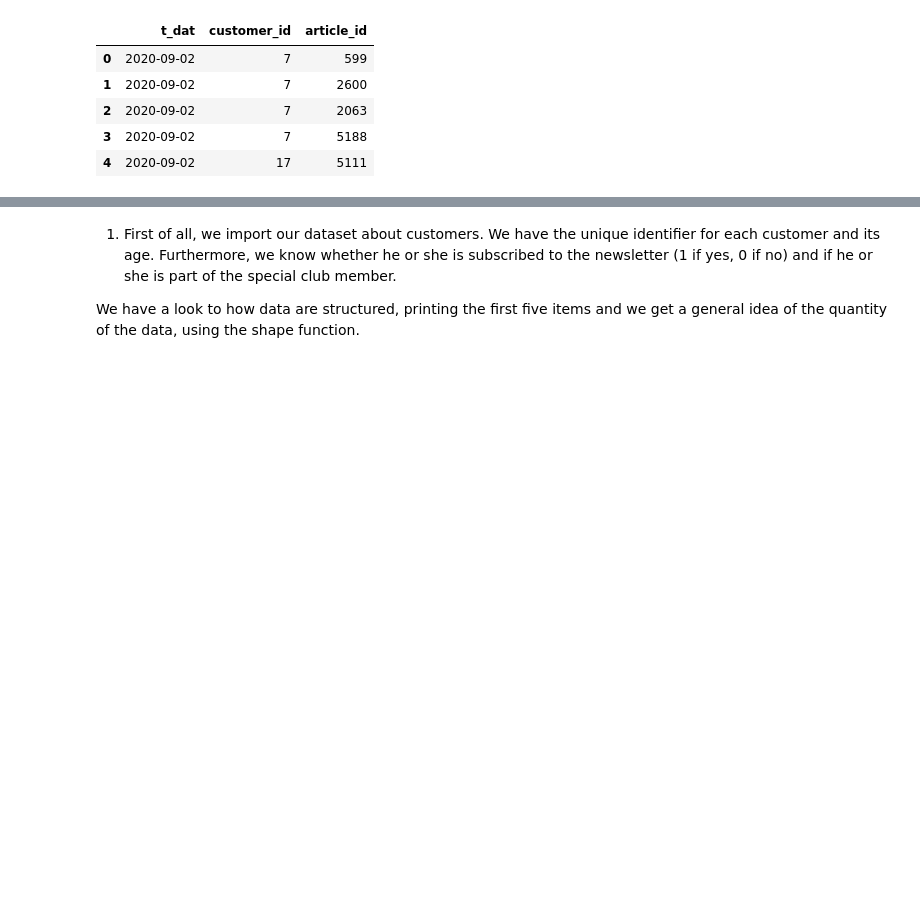
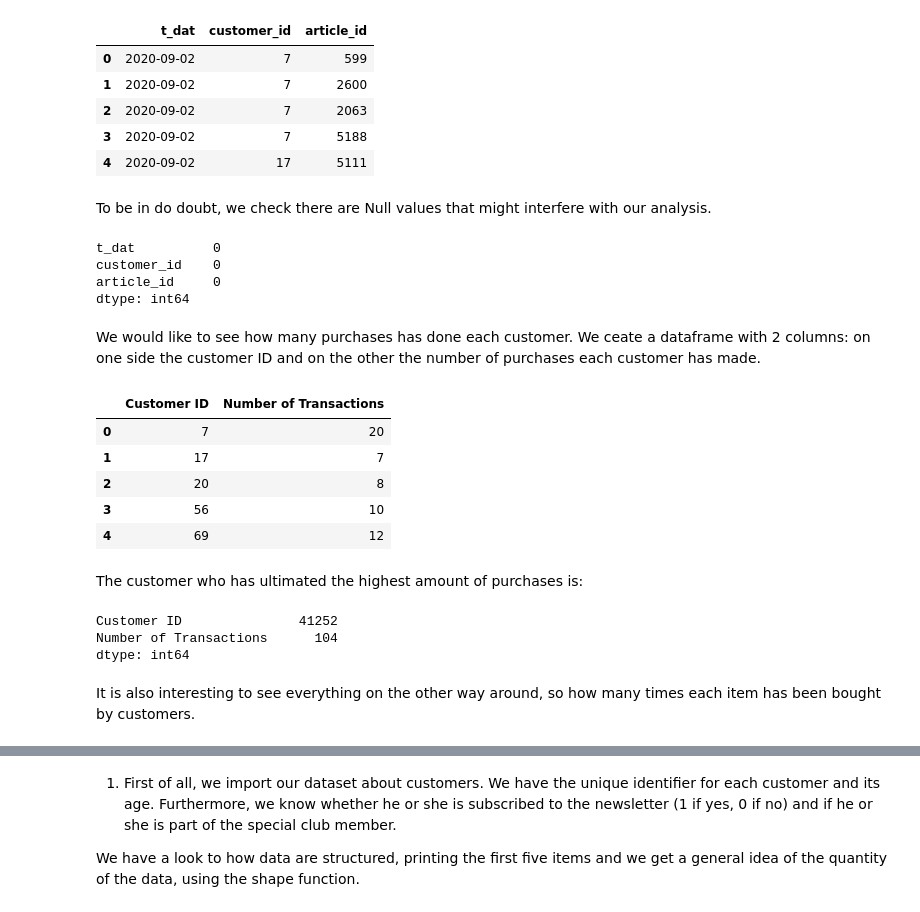
Before and after one commit to alessiabresolin/275601, a Jupyter notebook: project.ipynb, the cells around one changed output, grey strips where cells are left out. Cells and saved outputs as stored; diff of their text form; code cells hidden in the pictures; blank space fills up the shorter version.

Commit message:
first part of transactions

```diff
--- a/project.ipynb
+++ b/project.ipynb
@@ -14,3 +18,41 @@ transactions.head()
 | 2 | 2020-09-02 | 7 | 2063 |
 | 3 | 2020-09-02 | 7 | 5188 |
 | 4 | 2020-09-02 | 17 | 5111 |
+# %% [markdown]
+To be in do doubt, we check there are Null values that might interfere with our analysis.
+# %%
+transactions.isnull().sum()
+# %% [output]
+t_dat          0
+customer_id    0
+article_id     0
+dtype: int64
+# %% [markdown]
+We would like to see how many purchases has done each customer. We ceate a dataframe with 2 columns: on one side the customer ID and on the other the number of purchases each customer has made.
+# %%
+from collections import Counter
+customer_transactions_count = Counter(transactions['customer_id'])
+#transactions.groupby('customer_id').size()
+#outputs a long dictionary with key the id of the customer and value the number of purchases he or she has made
+# %%
+customer_transactions_count_df = pd.DataFrame([customer_transactions_count]).T.reset_index()
+customer_transactions_count_df.columns = ['Customer ID', 'Number of Transactions']
+#customer_transactions_count_df= customer_transactions_count_df.sort_values(by='Customer ID', ascending=True).reset_index()
+customer_transactions_count_df.head()
+# %% [output]
+|  | Customer ID | Number of Transactions |
+| 0 | 7 | 20 |
+| 1 | 17 | 7 |
+| 2 | 20 | 8 |
+| 3 | 56 | 10 |
+| 4 | 69 | 12 |
+# %% [markdown]
+The customer who has ultimated the highest amount of purchases is:
+# %%
+customer_transactions_count_df.max()
+# %% [output]
+Customer ID               41252
+Number of Transactions      104
+dtype: int64
+# %% [markdown]
+It is also interesting to see everything on the other way around, so how many times each item has been bought by customers.
```
Also changed, not shown: parts of 9 cells of this notebook.
